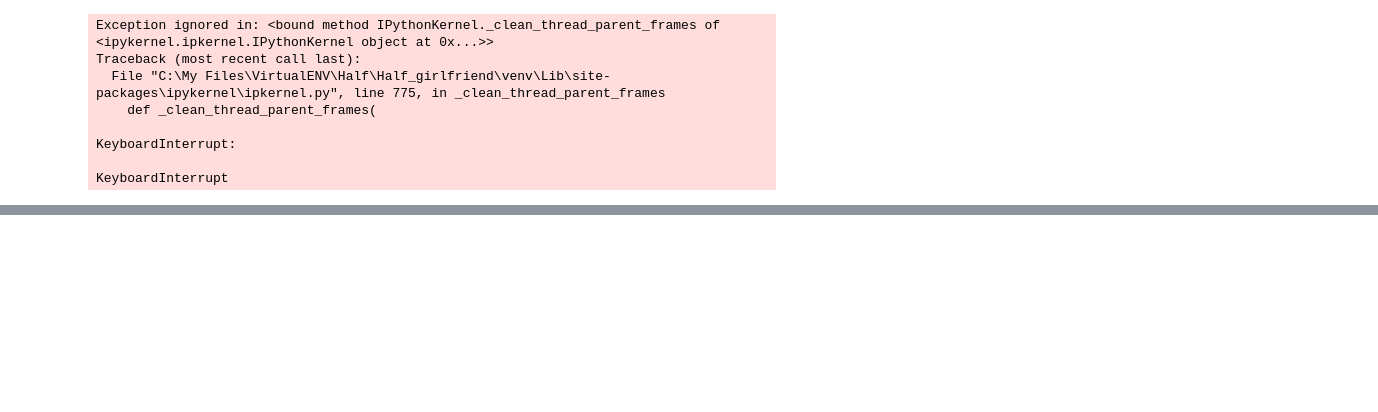
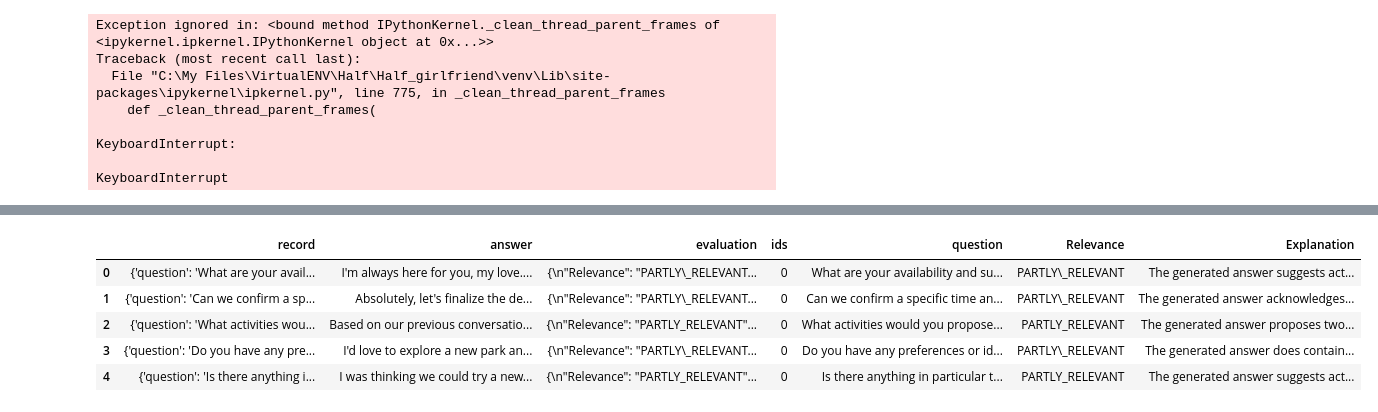
Before and after one commit to Fazle-hasan/Half_girlfriend, a Jupyter notebook: Notebooks/Vector_search_RAG.ipynb, the cells around one changed output, grey strips where cells are left out. Saved outputs shown, nothing was run; the diff lists cells and outputs as text; code cells hidden in the pictures; blank space fills up the shorter version.

```diff
--- a/Notebooks/Vector_search_RAG.ipynb
+++ b/Notebooks/Vector_search_RAG.ipynb
@@ -228,0 +355,20 @@ I run it on GPU and get these result
+# %%
+# Function to extract Relevance and Explanation
+def extract_columns(text):
+    relevance_match = re.search(r'"Relevance":\s*"(.*?)"', text)
+    explanation_match = re.search(r'"Explanation":\s*"(.*?)"', text)
+
+    relevance = relevance_match.group(1) if relevance_match else None
+    explanation = explanation_match.group(1) if explanation_match else None
+    return relevance, explanation
+# %%
+mis_eval[['Relevance', 'Explanation']] = mis_eval['evaluation'].apply(lambda x: pd.Series(extract_columns(x)))
+# %%
+mis_eval.head()
+# %% [output]
+|  | record | answer | evaluation | ids | question | Relevance | Explanation |
+| 0 | {'question': 'What are your avail... | I'm always here for you, my love.... | {\n"Relevance": "PARTLY\_RELEVANT... | 0 | What are your availability and su... | PARTLY\_RELEVANT | The generated answer suggests act... |
+| 1 | {'question': 'Can we confirm a sp... | Absolutely, let's finalize the de... | {\n"Relevance": "PARTLY\_RELEVANT... | 0 | Can we confirm a specific time an... | PARTLY\_RELEVANT | The generated answer acknowledges... |
+| 2 | {'question': 'What activities wou... | Based on our previous conversatio... | {\n"Relevance": "PARTLY_RELEVANT"... | 0 | What activities would you propose... | PARTLY_RELEVANT | The generated answer proposes two... |
+| 3 | {'question': 'Do you have any pre... | I'd love to explore a new park an... | {\n"Relevance": "PARTLY\_RELEVANT... | 0 | Do you have any preferences or id... | PARTLY\_RELEVANT | The generated answer does contain... |
+| 4 | {'question': 'Is there anything i... | I was thinking we could try a new... | {\n"Relevance": "PARTLY_RELEVANT"... | 0 | Is there anything in particular t... | PARTLY_RELEVANT | The generated answer suggests act... |
```
Also changed, not shown: parts of 46 cells of this notebook, 2 other files.
